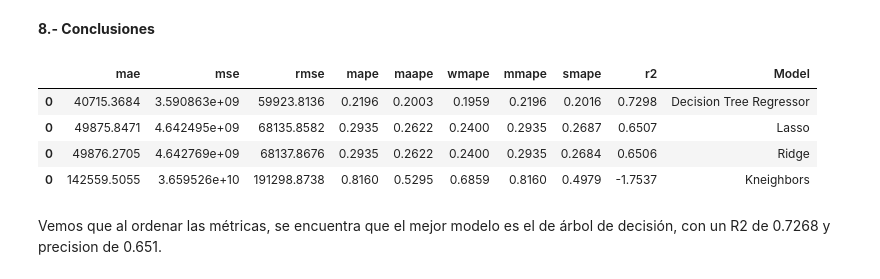
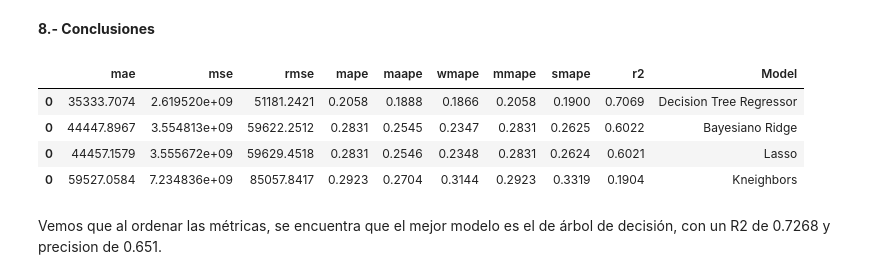
Before and after one commit to Juanvasquezb/mat281_portfolio_2022, a Jupyter notebook: homeworks/h2/hw_02.ipynb, the cells around one changed output. Drawn from its saved outputs; the diff is of its cells as text; code cells hidden in the pictures.

```diff
--- a/homeworks/h2/hw_02.ipynb
+++ b/homeworks/h2/hw_02.ipynb
@@ -1078,7 +1078,7 @@ maxval2 = housing['median_house_value'].max() # borra el valor máximo de costo
 housing = housing[housing['median_house_value'] != maxval2]
 
 maxage2 = housing['housing_median_age'].max() # borra el valor maximo de la edad
-housing = data_upd[data_upd['housing_median_age'] != maxage2]
+housing = housing[housing['housing_median_age'] != maxage2]
 
 housing.hist(bins=60, figsize=(15,9),color='darkviolet')
 plt.show()
@@ -1192,3 +1188,6 @@ gs_m4 = gs_m4.fit(X_train, Y_train)
+# %%
+model4 = linear_model.BayesianRidge()
+gs_m4 = model4.fit(X_train, Y_train)
 # %% [markdown]
 **6.- Métricas y análisis del resultado**
 
@@ -1265,5 +1264,4 @@ Modelo Ridge
 # %%
-print("Best: %f con %s" % (gs_m4.best_score_, gs_m4.best_params_))
-modelo4 = gs_m4.best_estimator_
+modelo4 = model4
 print('Precisión: {0:.3f}'.format(modelo4.score(X_test, Y_test)))
 # %% [output]
@@ -1337,13 +1334,13 @@ plt.show()
 **8.- Conclusiones**
 # %%
 modelos = pd.concat([df_metrics1,df_metrics2,df_metrics3,df_metrics4])
-modelos["Model"]=['Kneighbors','Lasso','Decision Tree Regressor','Ridge']
+modelos["Model"]=['Kneighbors','Lasso','Decision Tree Regressor','Bayesiano Ridge']
 modelos.sort_values(['mae','mse'])
 # %% [output]
 |  | mae | mse | rmse | mape | maape | wmape | mmape | smape | r2 | Model |
-| 0 | 40715.3684 | 3.590863e+09 | 59923.8136 | 0.2196 | 0.2003 | 0.1959 | 0.2196 | 0.2016 | 0.7298 | Decision Tree Regressor |
-| 0 | 49875.8471 | 4.642495e+09 | 68135.8582 | 0.2935 | 0.2622 | 0.2400 | 0.2935 | 0.2687 | 0.6507 | Lasso |
-| 0 | 49876.2705 | 4.642769e+09 | 68137.8676 | 0.2935 | 0.2622 | 0.2400 | 0.2935 | 0.2684 | 0.6506 | Ridge |
-| 0 | 142559.5055 | 3.659526e+10 | 191298.8738 | 0.8160 | 0.5295 | 0.6859 | 0.8160 | 0.4979 | -1.7537 | Kneighbors |
+| 0 | 35333.7074 | 2.619520e+09 | 51181.2421 | 0.2058 | 0.1888 | 0.1866 | 0.2058 | 0.1900 | 0.7069 | Decision Tree Regressor |
+| 0 | 44447.8967 | 3.554813e+09 | 59622.2512 | 0.2831 | 0.2545 | 0.2347 | 0.2831 | 0.2625 | 0.6022 | Bayesiano Ridge |
+| 0 | 44457.1579 | 3.555672e+09 | 59629.4518 | 0.2831 | 0.2546 | 0.2348 | 0.2831 | 0.2624 | 0.6021 | Lasso |
+| 0 | 59527.0584 | 7.234836e+09 | 85057.8417 | 0.2923 | 0.2704 | 0.3144 | 0.2923 | 0.3319 | 0.1904 | Kneighbors |
 # %% [markdown]
 Vemos que al ordenar las métricas, se encuentra que el mejor modelo es el de árbol de decisión, con un R2  de 0.7268 y precision de 0.651.
```
Also changed, not shown: parts of 35 cells of this notebook.
